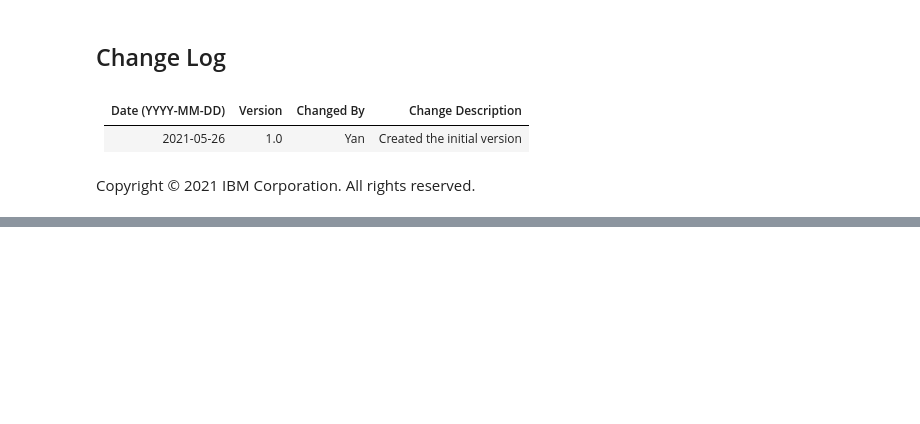
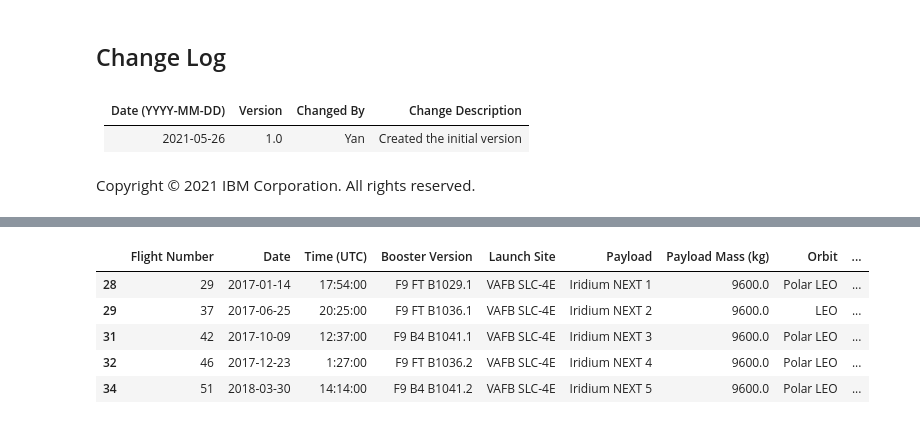
Before and after one commit to JoanneCETsai/IBM_projects, a Jupyter notebook: spaceX/lab_jupyter_launch_site_location.ipynb, the cells around one changed output, grey strips where cells are left out. Drawn from its saved outputs; the diff is of its cells as text; code cells hidden in the pictures; blank space fills up the shorter version.

```diff
--- a/spaceX/lab_jupyter_launch_site_location.ipynb
+++ b/spaceX/lab_jupyter_launch_site_location.ipynb
@@ -523,0 +533,9 @@ Copyright © 2021 IBM Corporation. All rights reserved.
+# %%
+spacex_df[spacex_df['Payload Mass (kg)'] == 9600]
+# %% [output]
+|  | Flight Number | Date | Time (UTC) | Booster Version | Launch Site | Payload | Payload Mass (kg) | Orbit | ... |
+| 28 | 29 | 2017-01-14 | 17:54:00 | F9 FT B1029.1 | VAFB SLC-4E | Iridium NEXT 1 | 9600.0 | Polar LEO | ... |
+| 29 | 37 | 2017-06-25 | 20:25:00 | F9 FT B1036.1 | VAFB SLC-4E | Iridium NEXT 2 | 9600.0 | LEO | ... |
+| 31 | 42 | 2017-10-09 | 12:37:00 | F9 B4 B1041.1 | VAFB SLC-4E | Iridium NEXT 3 | 9600.0 | Polar LEO | ... |
+| 32 | 46 | 2017-12-23 | 1:27:00 | F9 FT B1036.2 | VAFB SLC-4E | Iridium NEXT 4 | 9600.0 | Polar LEO | ... |
+| 34 | 51 | 2018-03-30 | 14:14:00 | F9 B4 B1041.2 | VAFB SLC-4E | Iridium NEXT 5 | 9600.0 | Polar LEO | ... |
```
Also changed, not shown: parts of 1 cell of this notebook, 8 other files.
